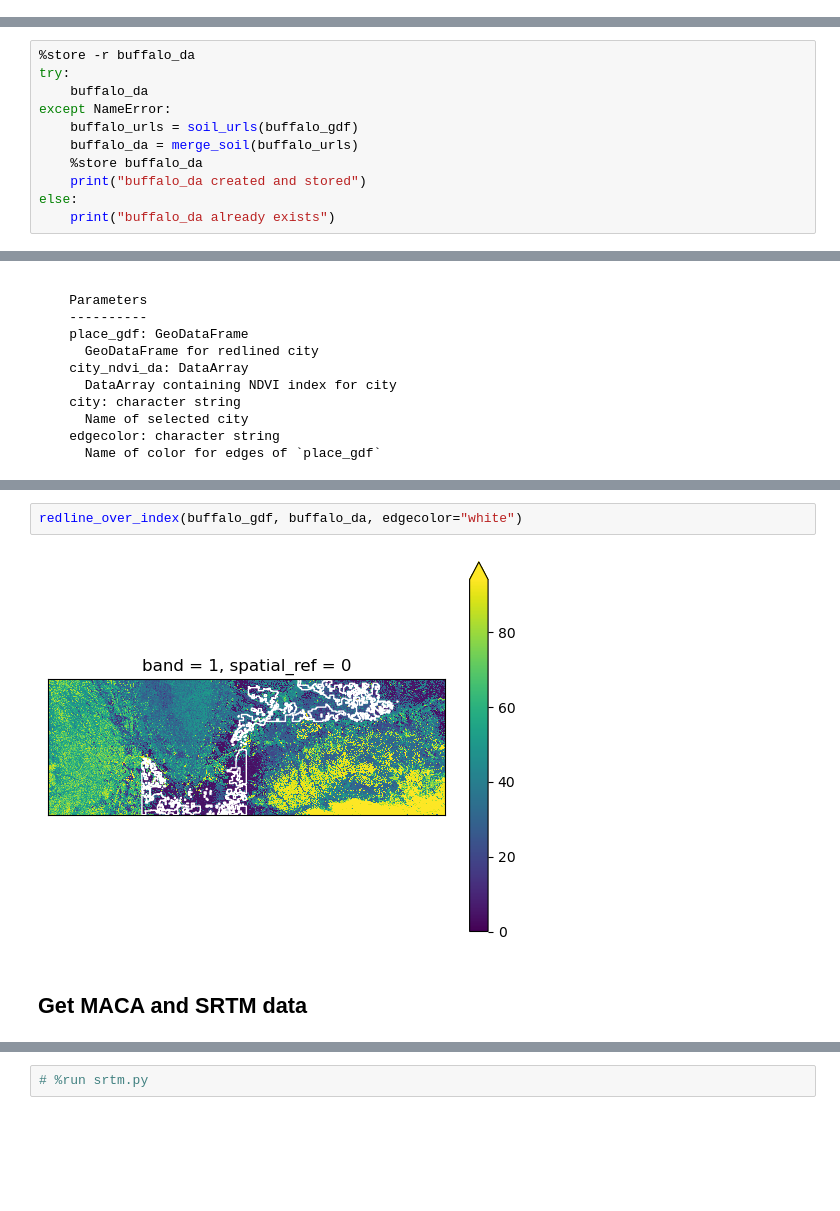
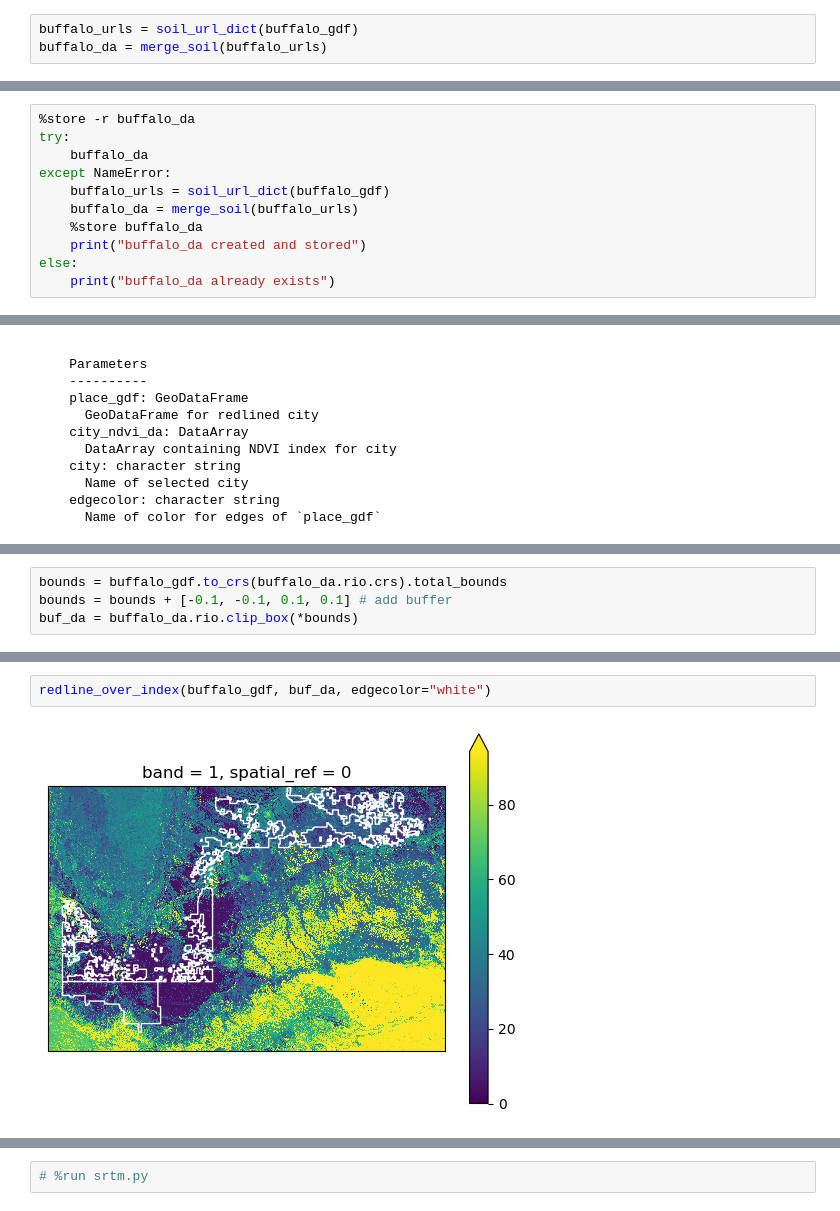
Before and after one commit to byandell-envsys/habitatSuitability, a Jupyter notebook: 2_1_download_model_vars.ipynb, the cells around one changed output, grey strips where cells are left out. Drawn from its saved outputs; the diff is of its cells as text; blank space fills up the shorter version.

Commit message:
progress to date on MACA

```diff
--- a/2_1_download_model_vars.ipynb
+++ b/2_1_download_model_vars.ipynb
@@ -92,2 +124,5 @@ array([-104.05473027,   43.00062297, -101.47233564,   43.99459902])
 # %% [markdown]
 can download in list and merge as before (see redlining `merge_das`)
+# %%
+buffalo_urls = soil_url_dict(buffalo_gdf)
+buffalo_da = merge_soil(buffalo_urls)
@@ -96,7 +153,7 @@ can download in list and merge as before (see redlining `merge_das`)
 try:
     buffalo_da
 except NameError:
-    buffalo_urls = soil_urls(buffalo_gdf)
+    buffalo_urls = soil_url_dict(buffalo_gdf)
     buffalo_da = merge_soil(buffalo_urls)
     %store buffalo_da
     print("buffalo_da created and stored")
@@ -130,0 +193,4 @@ redline_over_index(place_gdf, city_ndvi_da, edgecolor='black')
+# %%
+bounds = buffalo_gdf.to_crs(buffalo_da.rio.crs).total_bounds
+bounds = bounds + [-0.1, -0.1, 0.1, 0.1] # add buffer
+buf_da = buffalo_da.rio.clip_box(*bounds)
@@ -131,6 +202,4 @@ redline_over_index(place_gdf, city_ndvi_da, edgecolor='black')
 # %%
-redline_over_index(buffalo_gdf, buffalo_da, edgecolor="white")
+redline_over_index(buffalo_gdf, buf_da, edgecolor="white")
 # %% [output]
-[figure, old version]
+[figure, new version]
-# %% [markdown]
-## Get MACA and SRTM data
```
Also changed, not shown: parts of 22 cells of this notebook.
